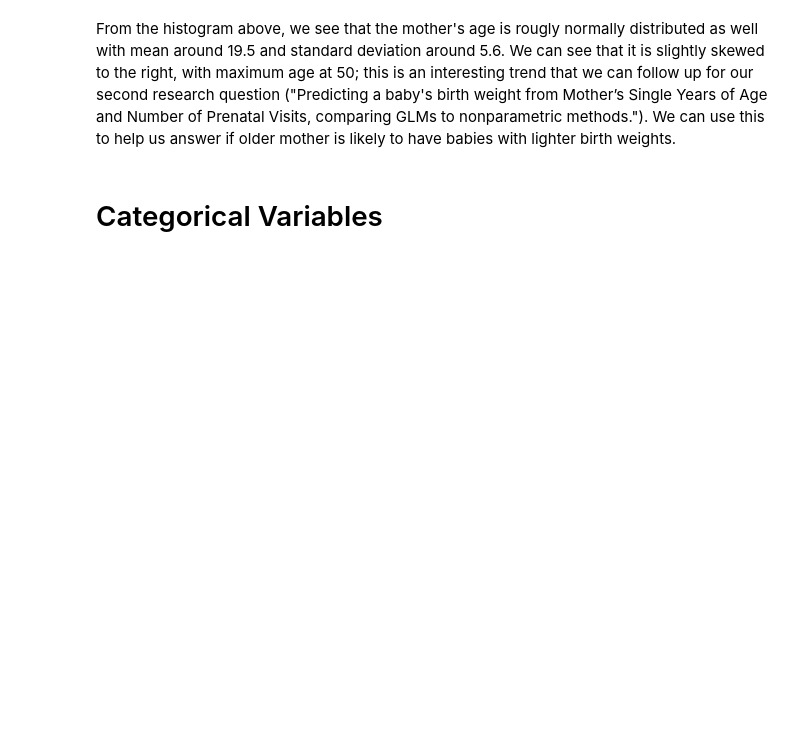
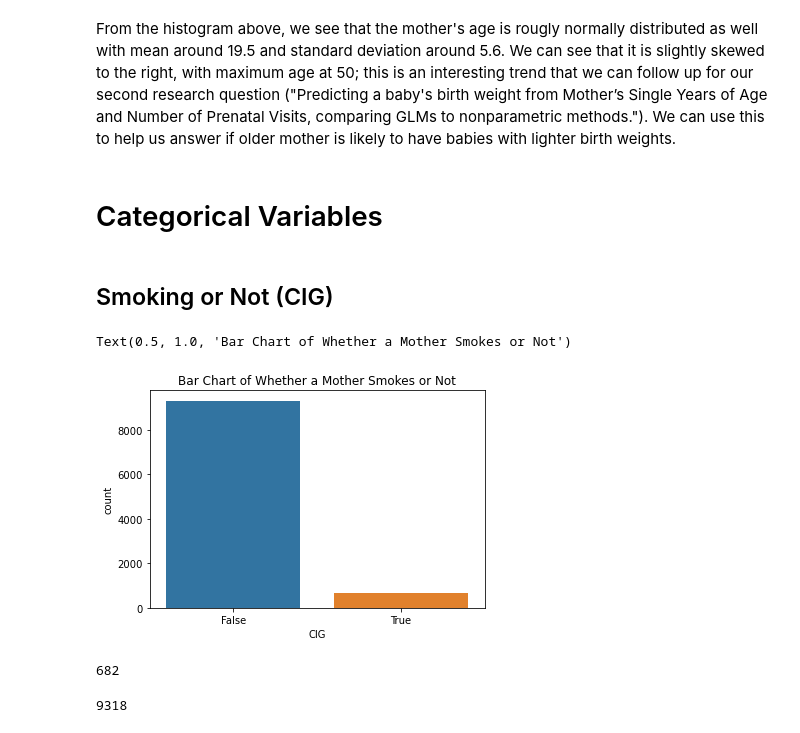
Before and after one commit to WenhaoP/Data102-Fa22-Proj, a Jupyter notebook: EDA.ipynb, the cells around one changed output. Cells and saved outputs as stored; diff of their text form; code cells hidden in the pictures; blank space fills up the shorter version.

Commit message:
finished EDA plots

```diff
--- a/EDA.ipynb
+++ b/EDA.ipynb
@@ -76,3 +76,21 @@ np.min(birth['MAGER']), np.max(birth['MAGER'])
 From the histogram above, we see that the mother's age is rougly normally distributed as well with mean around 19.5 and standard deviation around 5.6. We can see that it is slightly skewed to the right, with maximum age at 50; this is an interesting trend that we can follow up for our second research question ("Predicting a baby's birth weight from Mother’s Single Years of Age and Number of Prenatal Visits, comparing GLMs to nonparametric methods."). We can use this to help us answer if older mother is likely to have babies with lighter birth weights.
 # %% [markdown]
 # Categorical Variables
+# %% [markdown]
+## Smoking or Not (CIG)
+# %%
+sns.countplot(x = birth['CIG'])
+plt.title("Bar Chart of Whether a Mother Smokes or Not")
+# %% [output]
+Text(0.5, 1.0, 'Bar Chart of Whether a Mother Smokes or Not')
+[figure, added]
+# %%
+#Number of Smokers
+np.sum(birth['CIG'] == 1)
+# %% [output]
+682
+# %%
+#Number of Non-smokers
+np.sum(birth['CIG'] == 0)
+# %% [output]
+9318
```
Also changed, not shown: parts of 6 cells of this notebook.
